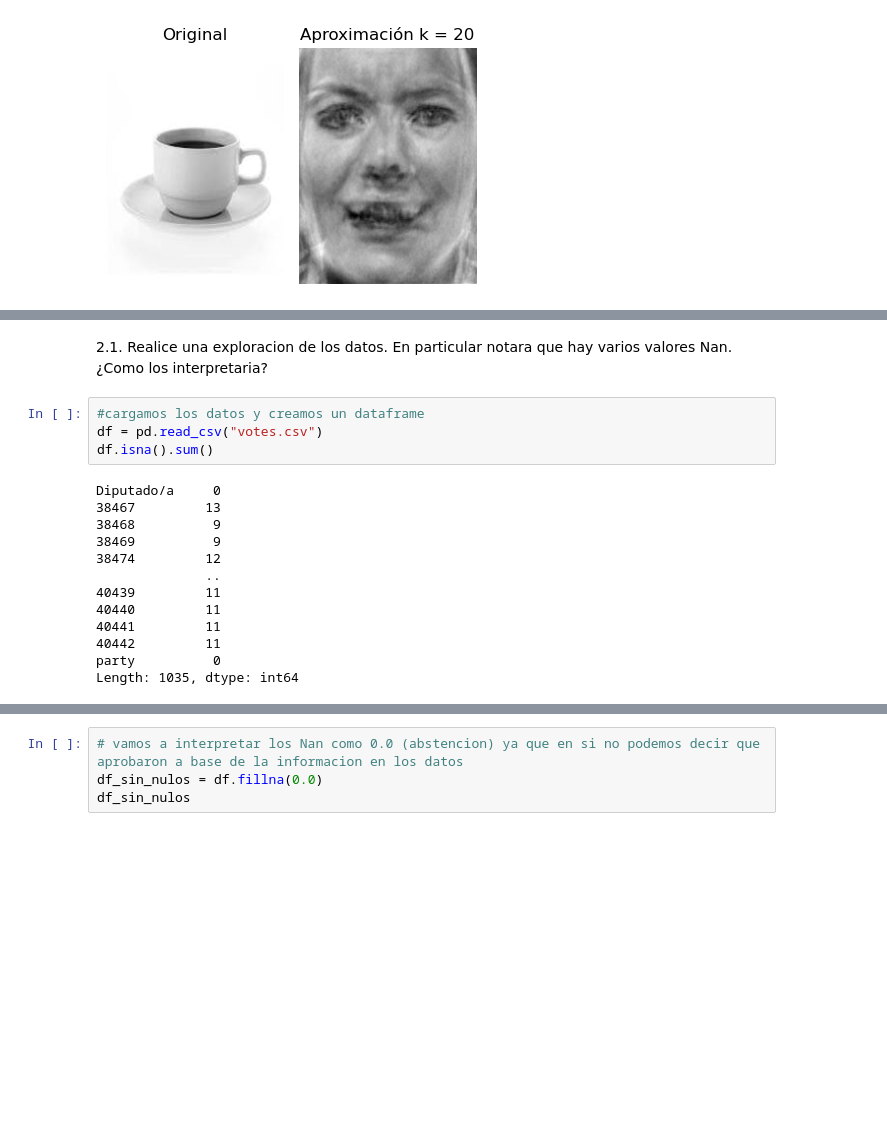
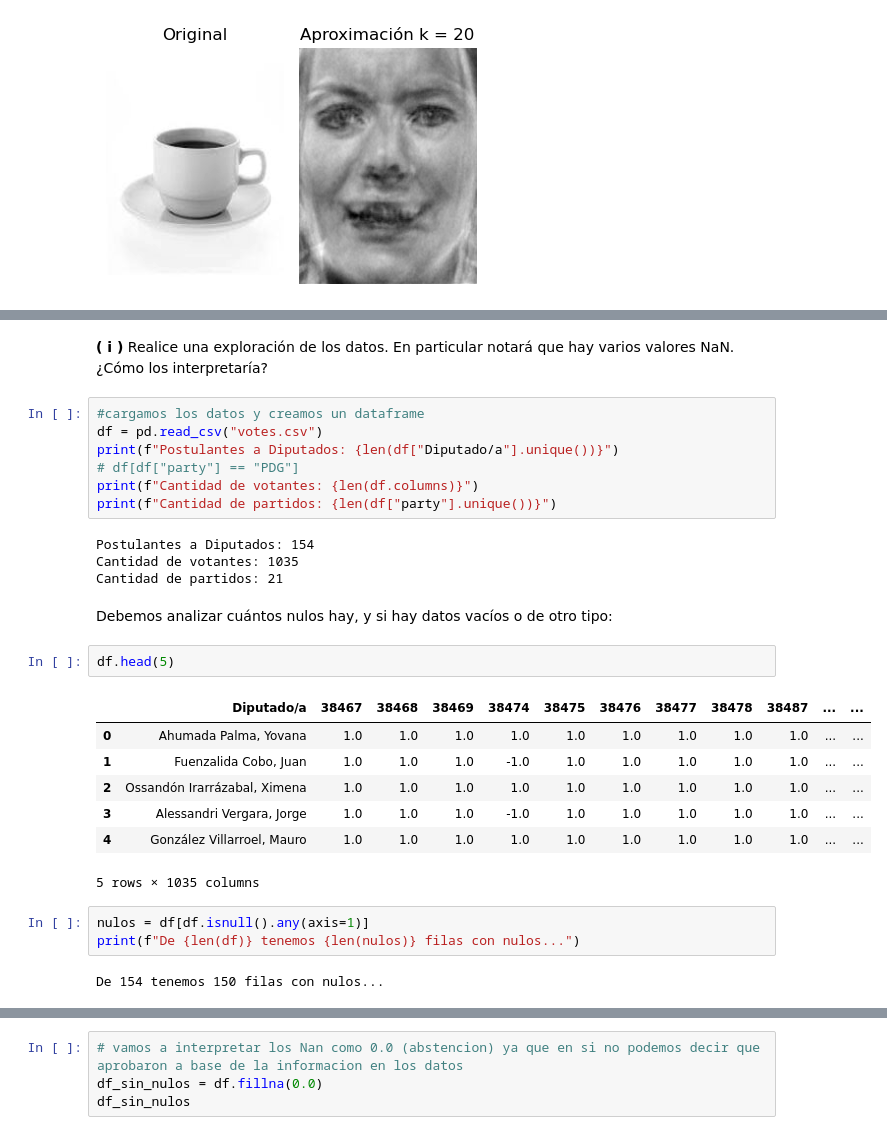
Before and after one commit to fernandaleroy/Proyecto-Algebra-, a Jupyter notebook: Codigo_Proyecto_SVD.ipynb, the cells around one changed output, grey strips where cells are left out. Saved outputs shown, nothing was run; the diff lists cells and outputs as text; blank space fills up the shorter version.

```diff
--- a/Codigo_Proyecto_SVD.ipynb
+++ b/Codigo_Proyecto_SVD.ipynb
@@ -210,20 +217,30 @@ for i in range(6):
 # %% [markdown]
-2.1. Realice una exploracion de los datos. En particular notara que hay varios
-valores Nan. ¿Como los interpretaria?
+**( i )** Realice una exploración de los datos. En particular notará que hay varios valores NaN. ¿Cómo los interpretaría?
 # %%
 #cargamos los datos y creamos un dataframe
 df = pd.read_csv("votes.csv")
-df.isna().sum()
+print(f"Postulantes a Diputados: {len(df["Diputado/a"].unique())}")
+# df[df["party"] == "PDG"]
+print(f"Cantidad de votantes: {len(df.columns)}")
+print(f"Cantidad de partidos: {len(df["party"].unique())}")
 # %% [output]
-Diputado/a     0
-38467         13
-38468          9
-38469          9
-38474         12
-              ..
-40439         11
-40440         11
-40441         11
-40442         11
-party          0
-Length: 1035, dtype: int64
+Postulantes a Diputados: 154
+Cantidad de votantes: 1035
+Cantidad de partidos: 21
+# %% [markdown]
+Debemos analizar cuántos nulos hay, y si hay datos vacíos o de otro tipo:
+# %%
+df.head(5)
+# %% [output]
+|  | Diputado/a | 38467 | 38468 | 38469 | 38474 | 38475 | 38476 | 38477 | 38478 | 38487 | ... | ... |
+| 0 | Ahumada Palma, Yovana | 1.0 | 1.0 | 1.0 | 1.0 | 1.0 | 1.0 | 1.0 | 1.0 | 1.0 | ... | ... |
+| 1 | Fuenzalida Cobo, Juan | 1.0 | 1.0 | 1.0 | -1.0 | 1.0 | 1.0 | 1.0 | 1.0 | 1.0 | ... | ... |
+| 2 | Ossandón Irarrázabal, Ximena | 1.0 | 1.0 | 1.0 | 1.0 | 1.0 | 1.0 | 1.0 | 1.0 | 1.0 | ... | ... |
+| 3 | Alessandri Vergara, Jorge | 1.0 | 1.0 | 1.0 | -1.0 | 1.0 | 1.0 | 1.0 | 1.0 | 1.0 | ... | ... |
+| 4 | González Villarroel, Mauro | 1.0 | 1.0 | 1.0 | 1.0 | 1.0 | 1.0 | 1.0 | 1.0 | 1.0 | ... | ... |
+5 rows × 1035 columns
+# %%
+nulos = df[df.isnull().any(axis=1)]
+print(f"De {len(df)} tenemos {len(nulos)} filas con nulos...")
+# %% [output]
+De 154 tenemos 150 filas con nulos...
```
Also changed, not shown: parts of 31 cells of this notebook.
